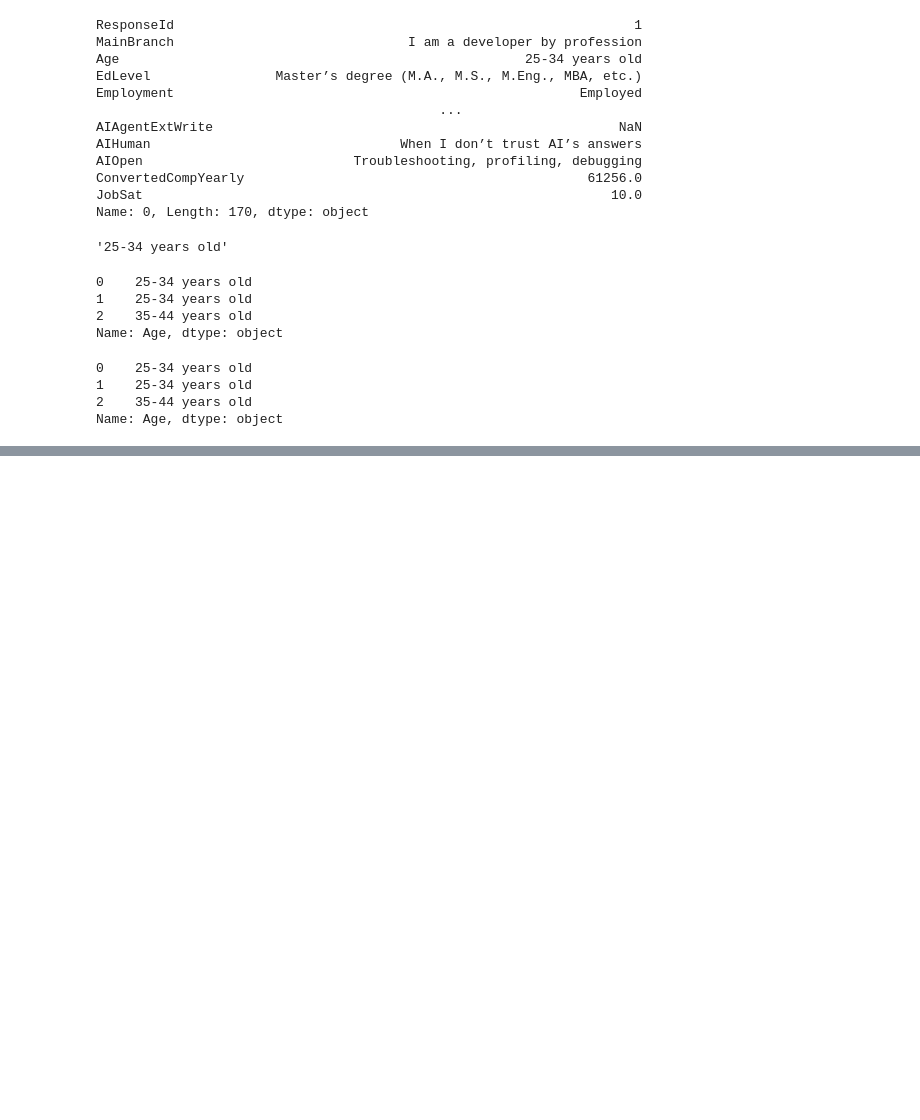
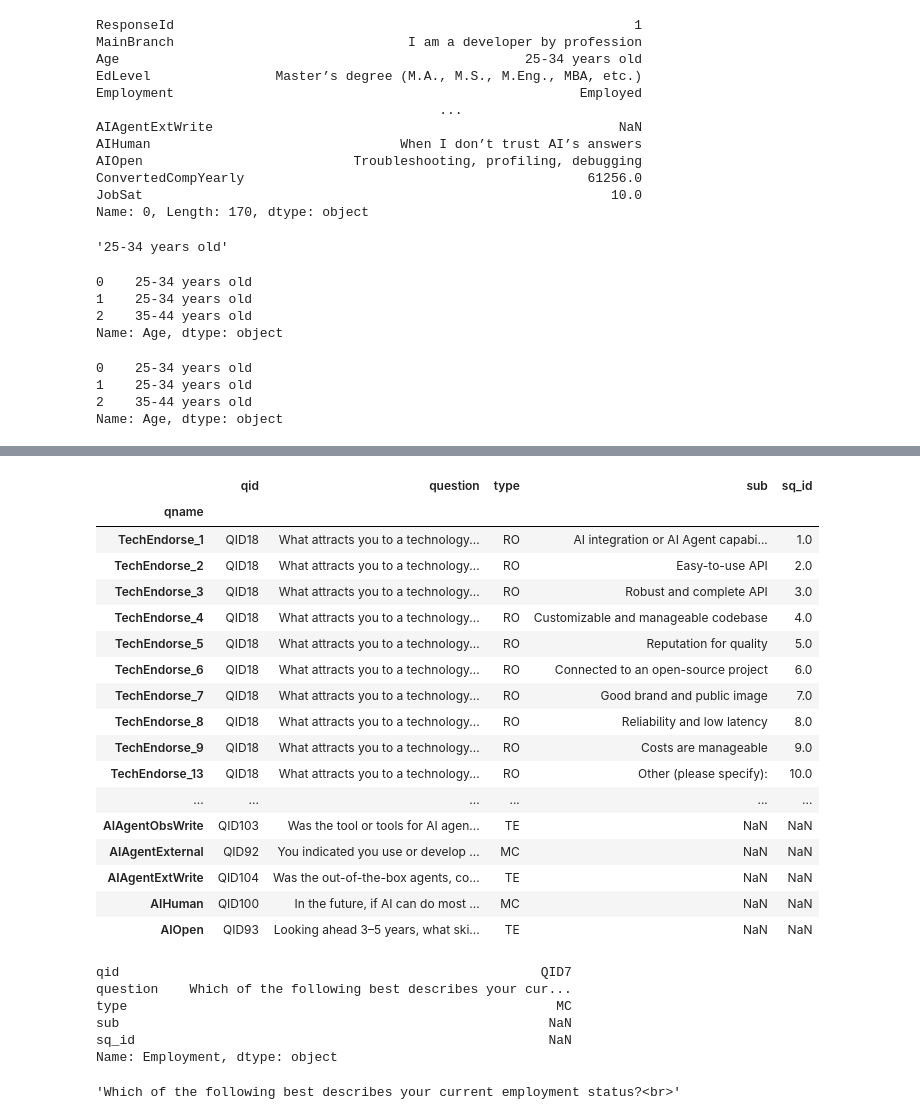
Before and after one commit to marx126/Databehandling-IAN-GAGLIARDI, a Jupyter notebook: Exercises/Stack Overflow exercise/Pandas Demo.ipynb, the cells around one changed output, grey strips where cells are left out. Saved outputs shown, nothing was run; the diff lists cells and outputs as text; code cells hidden in the pictures; blank space fills up the shorter version.

```diff
--- a/Exercises/Stack Overflow exercise/Pandas Demo.ipynb
+++ b/Exercises/Stack Overflow exercise/Pandas Demo.ipynb
@@ -157,0 +185,36 @@ df.loc[0:2, "Age":"WorkExp"]
+# %%
+schema_df = pd.read_csv('data/survey_results_schema.csv', index_col="qname")
+# %%
+schema_df
+# %% [output]
+|  | qid | question | type | sub | sq_id |
+| qname |  |  |  |  |  |
+| TechEndorse_1 | QID18 | What attracts you to a technology... | RO | AI integration or AI Agent capabi... | 1.0 |
+| TechEndorse_2 | QID18 | What attracts you to a technology... | RO | Easy-to-use API | 2.0 |
+| TechEndorse_3 | QID18 | What attracts you to a technology... | RO | Robust and complete API | 3.0 |
+| TechEndorse_4 | QID18 | What attracts you to a technology... | RO | Customizable and manageable codebase | 4.0 |
+| TechEndorse_5 | QID18 | What attracts you to a technology... | RO | Reputation for quality | 5.0 |
+| TechEndorse_6 | QID18 | What attracts you to a technology... | RO | Connected to an open-source project | 6.0 |
+| TechEndorse_7 | QID18 | What attracts you to a technology... | RO | Good brand and public image | 7.0 |
+| TechEndorse_8 | QID18 | What attracts you to a technology... | RO | Reliability and low latency | 8.0 |
+| TechEndorse_9 | QID18 | What attracts you to a technology... | RO | Costs are manageable | 9.0 |
+| TechEndorse_13 | QID18 | What attracts you to a technology... | RO | Other (please specify): | 10.0 |
+| ... | ... | ... | ... | ... | ... |
+| AIAgentObsWrite | QID103 | Was the tool or tools for AI agen... | TE | NaN | NaN |
+| AIAgentExternal | QID92 | You indicated you use or develop ... | MC | NaN | NaN |
+| AIAgentExtWrite | QID104 | Was the out-of-the-box agents, co... | TE | NaN | NaN |
+| AIHuman | QID100 | In the future, if AI can do most ... | MC | NaN | NaN |
+| AIOpen | QID93 | Looking ahead 3–5 years, what ski... | TE | NaN | NaN |
+# %%
+schema_df.loc["Employment"]
+# %% [output]
+qid                                                      QID7
+question    Which of the following best describes your cur...
+type                                                       MC
+sub                                                       NaN
+sq_id                                                     NaN
+Name: Employment, dtype: object
+# %%
+schema_df.loc["Employment", "question"]
+# %% [output]
+'Which of the following best describes your current employment status?<br>'
```
Also changed, not shown: parts of 4 cells of this notebook, 1 other file.
